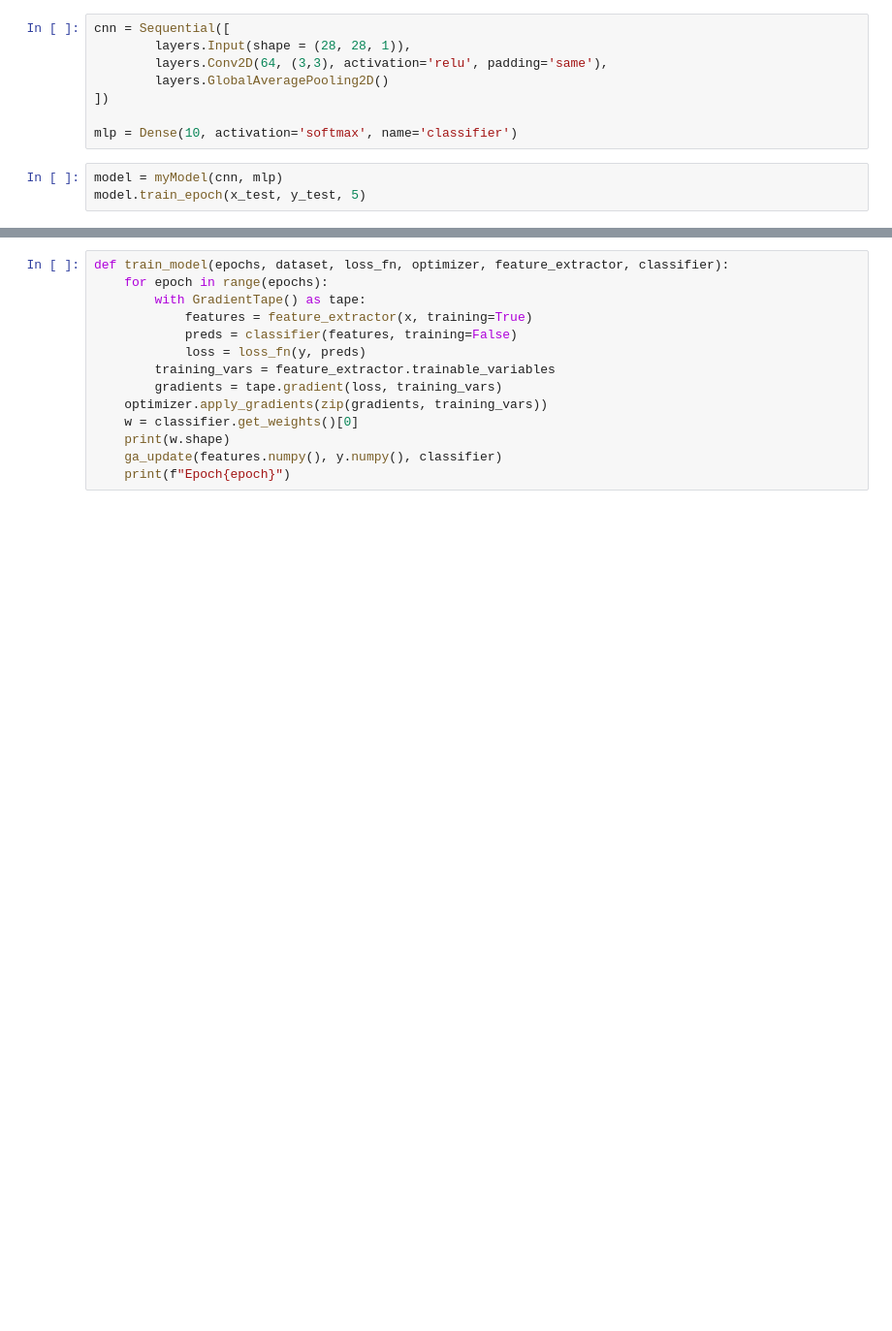
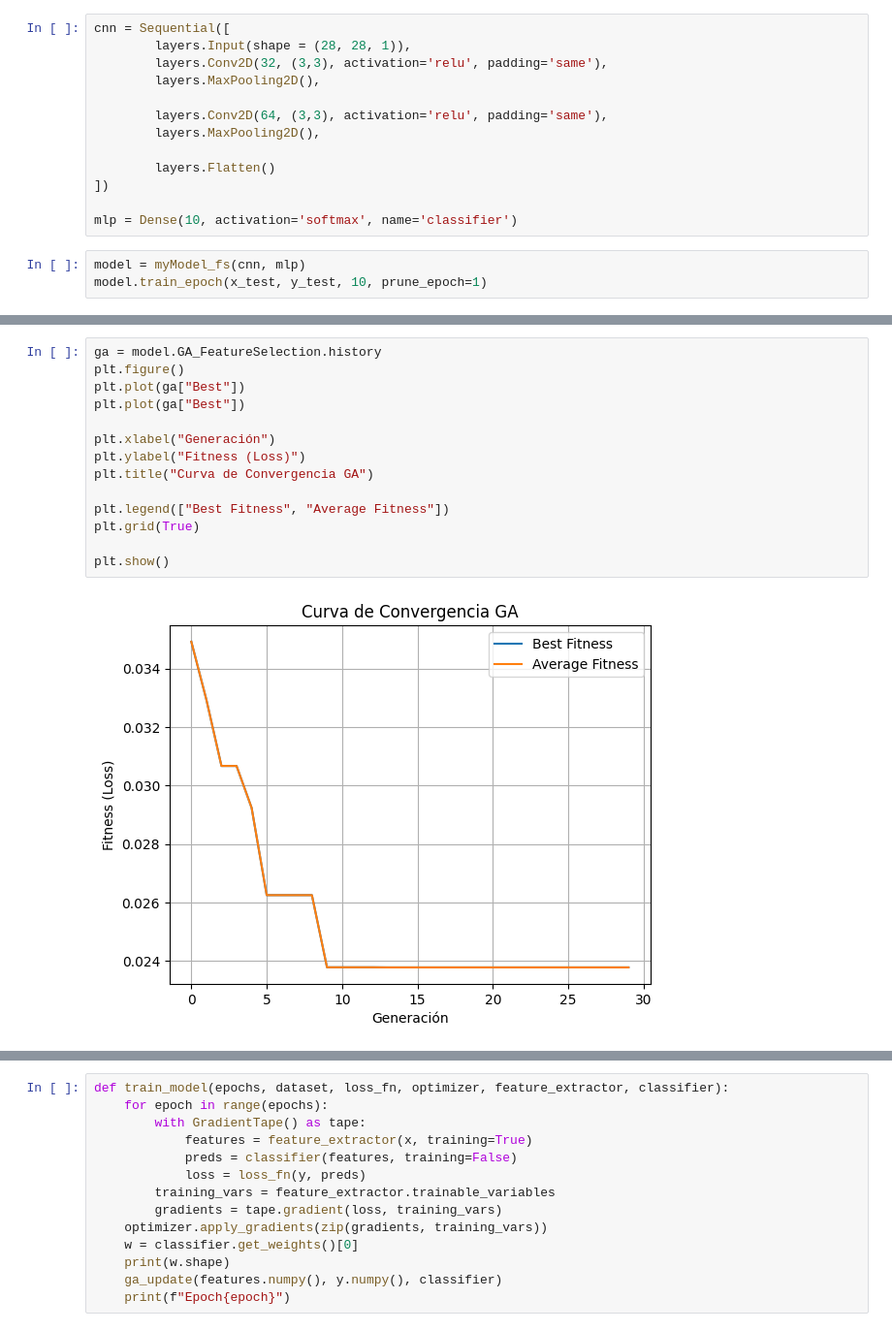
Before and after one commit to Norzuiso/machine-learning, a Jupyter notebook: FeatureSelection/fs_manual_training.ipynb, the cells around one changed output, grey strips where cells are left out. Shown at 97% size. Saved outputs shown, nothing was run; the diff lists cells and outputs as text; blank space fills up the shorter version.

```diff
--- a/FeatureSelection/fs_manual_training.ipynb
+++ b/FeatureSelection/fs_manual_training.ipynb
@@ -153,12 +308,17 @@ Downloading data from https://storage.googleapis.com/tensorflow/tf-keras-dataset
 # %%
 cnn = Sequential([
         layers.Input(shape = (28, 28, 1)),
+        layers.Conv2D(32, (3,3), activation='relu', padding='same'),
+        layers.MaxPooling2D(),
+
         layers.Conv2D(64, (3,3), activation='relu', padding='same'),
-        layers.GlobalAveragePooling2D()
+        layers.MaxPooling2D(),
+
+        layers.Flatten()
 ])
 
 mlp = Dense(10, activation='softmax', name='classifier')
 # %%
-model = myModel(cnn, mlp)
-model.train_epoch(x_test, y_test, 5)
+model = myModel_fs(cnn, mlp)
+model.train_epoch(x_test, y_test, 10, prune_epoch=1)
 # %% [output]
@@ -166 +361,17 @@ NameError: name 'Model' is not defined
+# %%
+ga = model.GA_FeatureSelection.history
+plt.figure()
+plt.plot(ga["Best"])
+plt.plot(ga["Best"])
+
+plt.xlabel("Generación")
+plt.ylabel("Fitness (Loss)")
+plt.title("Curva de Convergencia GA")
+
+plt.legend(["Best Fitness", "Average Fitness"])
+plt.grid(True)
+
+plt.show()
+# %% [output]
+[figure, added]
 # %%
```
Also changed, not shown: parts of 10 cells of this notebook, 11 other files.
